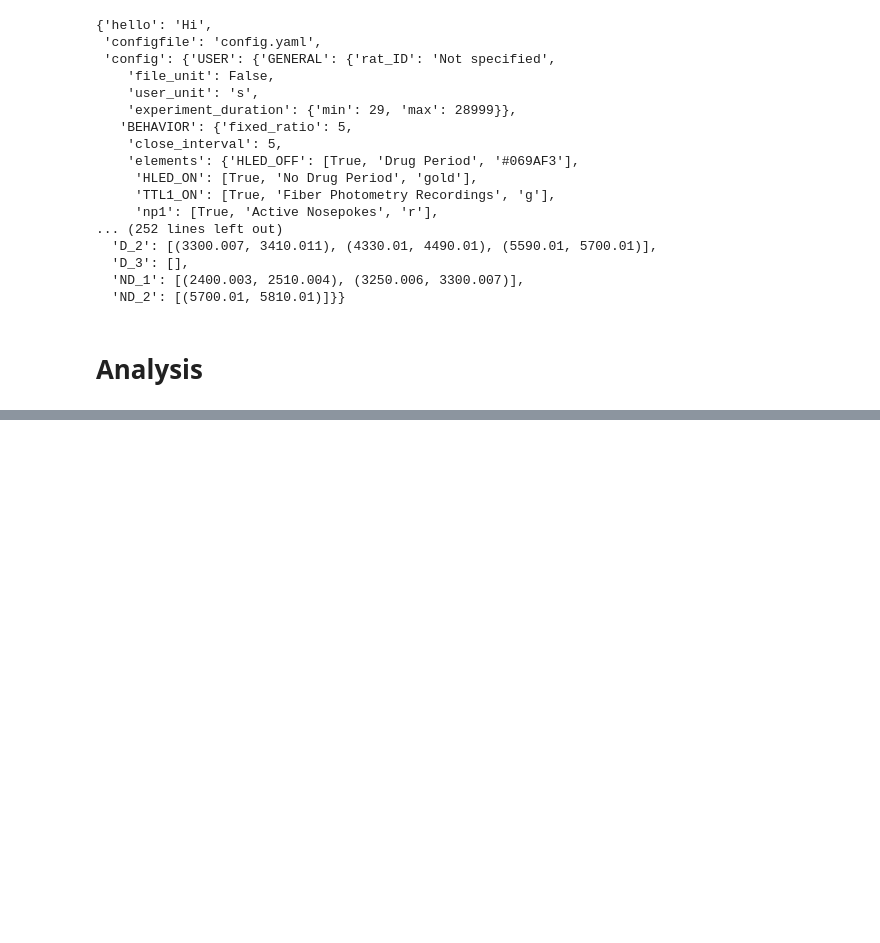
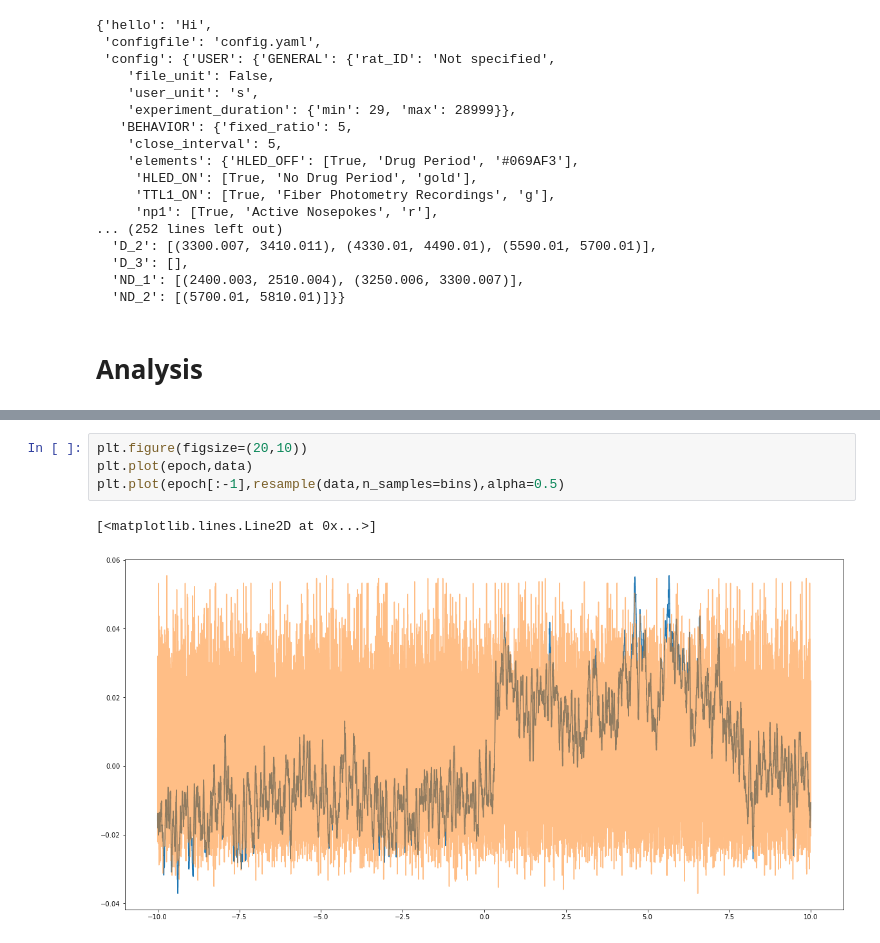
Before and after one commit to matias-ceau/pyfiber, a Jupyter notebook: dev/FIBERPHOTOPY.ipynb, the cells around one changed output, grey strips where cells are left out. Drawn from its saved outputs; the diff is of its cells as text; blank space fills up the shorter version.

```diff
--- a/dev/FIBERPHOTOPY.ipynb
+++ b/dev/FIBERPHOTOPY.ipynb
@@ -314,0 +141,7 @@ ana11.post_zscores.mean()
+# %%
+plt.figure(figsize=(20,10))
+plt.plot(epoch,data)
+plt.plot(epoch[:-1],resample(data,n_samples=bins),alpha=0.5)
+# %% [output]
+[<matplotlib.lines.Line2D at 0x...>]
+[figure, added]
```
Also changed, not shown: parts of 38 cells of this notebook, 6 other files.
